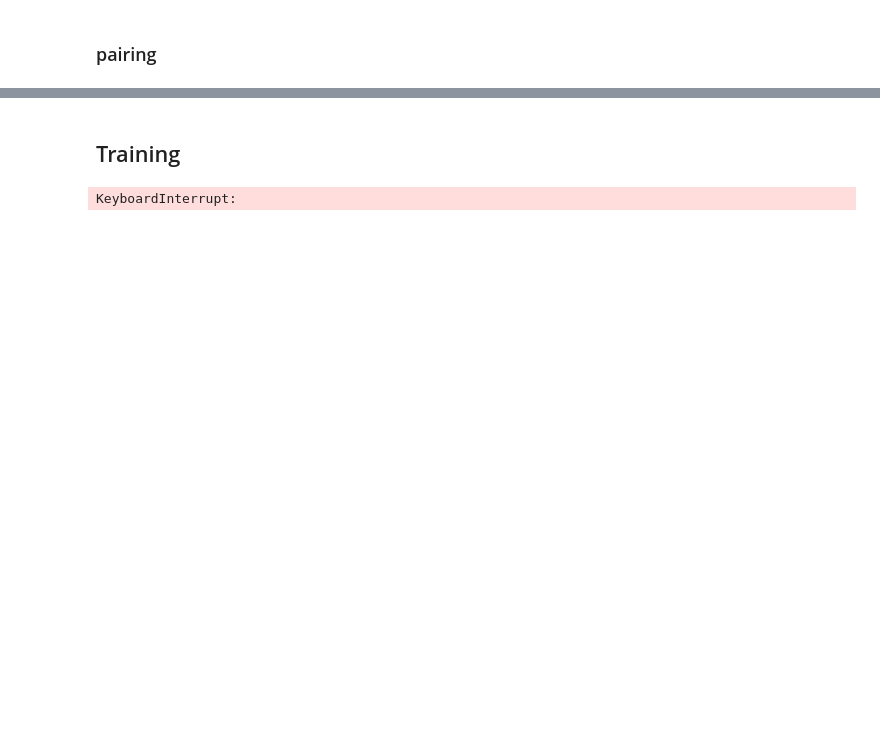
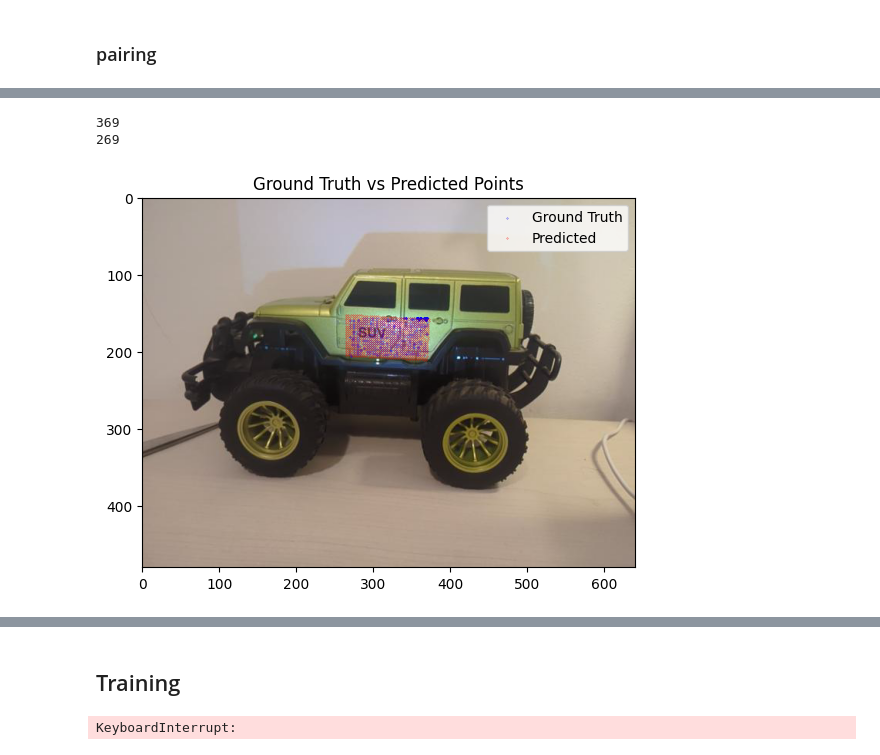
Before and after one commit to Dannynis/AdversarialRendering, a Jupyter notebook: img_adv.ipynb, the cells around one changed output, grey strips where cells are left out. Cells and saved outputs as stored; diff of their text form; code cells hidden in the pictures; blank space fills up the shorter version.

```diff
--- a/img_adv.ipynb
+++ b/img_adv.ipynb
@@ -168,2 +205,4 @@ ref_frame = cv2.cvtColor(frame[min_h:max_h,min_w:max_w], cv2.COLOR_BGR2GRAY)
+# %%
+ref_frame = cv2.cvtColor(orig_ref_frame[min_h:max_h,min_w:max_w], cv2.COLOR_BGR2GRAY)
 # %%
 plt.imshow(ref_frame)
@@ -240,7 +299,0 @@ for x in range(len(caps_x)):
-# %%
-lines = cv2.HoughLinesP(image=edges_y,rho=1,theta=np.pi/180, threshold=10,minLineLength=20)#,lines=np.array([]), minLineLength=1,maxLineGap=80)
-
-a,b,c = lines.shape
-edges_y_l = copy.deepcopy(edges_y)*0
-for i in range(a):
-    cv2.line(edges_y_l, (0, lines[i][0][1]), (edges_y.shape[1], lines[i][0][3]), 255, 1, cv2.LINE_AA)
@@ -257,10 +307,9 @@ balanced_new_points = []
 balanced_original_points = []
 for i in range(len(new_points)):
     x,y = new_points[i]
-    if h_scale[x] > 1000:
-        continue
-    if w_scale[y] > 1000:
-        continue
+    # if h_scale[x] > 100 and w_scale[y] > 100 :
+    #     continue
+
     h_scale[x] += 1
     w_scale[y] += 1
     balanced_new_points.append((x,y))
@@ -268,3 +317,13 @@ for i in range(len(new_points)):
 
 balanced_new_points = np.array(balanced_new_points)
 balanced_original_points = np.array(balanced_original_points)
+
+
+org_new_pairs = list(zip(original_points, new_points))
+# sample 10% of the points
+import random
+sampled_pairs = random.sample(org_new_pairs, int(len(org_new_pairs)*0.1))
+original_points_sampled, new_points_sampled = zip(*sampled_pairs)
+
+original_points_sampled = np.array(original_points_sampled)
+new_points_sampled = np.array(new_points_sampled)
@@ -273,7 +330,9 @@ new_points
 # %%
 # plt.hist(balanced_new_points[:,0],bins=100)
 # %%
-H, _ = cv2.findHomography(balanced_original_points, balanced_new_points, cv2.RANSAC)
+# H, _ = cv2.findHomography(original_points_sampled, new_points_sampled, cv2.RANSAC )
+
+H, _ = cv2.findHomography(balanced_original_points.astype(np.float64), balanced_new_points.astype(np.float64), cv2.RANSAC )
 # %%
 print(new_points[:,1].max())
 print(new_points[:,1].min())
@@ -282,19 +342,27 @@ balanced_new_points[:,0].max()
+# %%
+print(new_points[:,0].max())
+print(new_points[:,0].min())
+# %% [output]
+369
+269
 # %%
 import cv2
 import matplotlib.pyplot as plt
 
 # Warp original points
-warped_points_pred = cv2.perspectiveTransform(original_points.reshape(-1, 1, 2).astype(np.float32), H)
+warped_points_pred = cv2.perspectiveTransform(balanced_original_points.reshape(-1, 1, 2).astype(np.float64), H)
 
 # Plot on the captured image
 # plt.imshow(new_points, cmap='gray')
-plt.imshow(caps_y[0])
+plt.imshow(orig_ref_frame_for_saving)
 plt.scatter(balanced_new_points[:, 0], balanced_new_points[:, 1], c='blue', label='Ground Truth', s=0.05)
-
+# plt.scatter(new_points_sampled[:, 0], new_points_sampled[:, 1], c='blue', label='Ground Truth', s=0.05)
 plt.scatter(warped_points_pred[:, 0, 0], warped_points_pred[:, 0, 1], c='red', label='Predicted', s=0.05)
 plt.legend()
 plt.title('Ground Truth vs Predicted Points')
 plt.show()
+# %% [output]
+[figure, added]
 # %%
 im_dst = cv2.warpPerspective(   255+0*pattern.transpose(1,0,2), H, (frame.T.shape[1], frame.T.shape[2]))
 # %%
```
Also changed, not shown: parts of 20 cells of this notebook, 1 other file.
